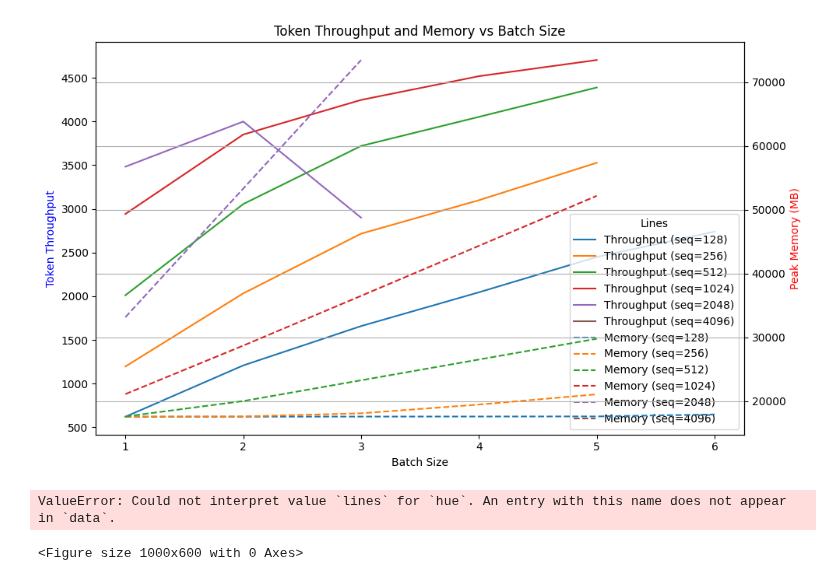
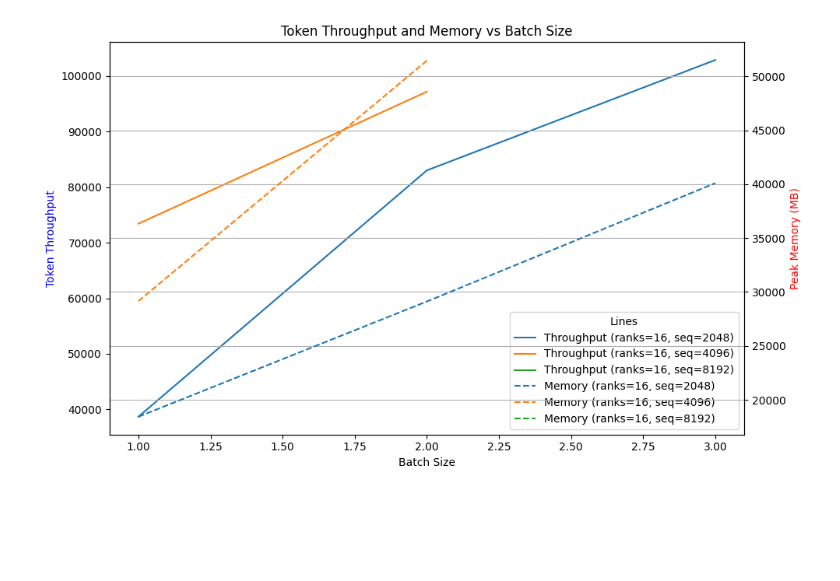
Before and after one commit to CYHSM/modalities, a Jupyter notebook: tutorials/scaling_up/scaling_up_analysis.ipynb, the cells around one changed output. Cells and saved outputs as stored; diff of their text form; code cells hidden in the pictures; blank space fills up the shorter version.

```diff
--- a/tutorials/scaling_up/scaling_up_analysis.ipynb
+++ b/tutorials/scaling_up/scaling_up_analysis.ipynb
@@ -7,18 +19,16 @@ import matplotlib.pyplot as plt
 # %%
-log_dirs = {
-    "FSDP2": Path("/raid/s3/opengptx/max_lue/repositories/modalities/tutorials/scaling_up/experiments/2025-05-28__10-57-11_914579eb"),
-}
-results_dict = {}
-for name, log_dir in log_dirs.items():
+results_list = []
+for log_dir in log_dirs:
     results = ProfileLogsAnalyzer.load_profiling_logs(log_dir)
     df = ProfileLogsAnalyzer.to_pandas_df(results)
     df["total_step_time"] = df["forward_time"] + df["backward_time"] + df["step_time"]
     df["token_throughput"] = df["sequence_length"]*df["batch_size"] / df["total_step_time"]
+    df["sample_throughput"] = df["token_throughput"] / (df["sequence_length"])
     df.sort_values(by=["total_step_time"], inplace=True, ascending=True)
     df["error"] = df["error"].apply(lambda x: x[:20])
-    results_dict[name] = df
+    results_list.append(df)
 
-df = results_dict["FSDP2"].sort_values(by=["token_throughput"], ascending=False)
-df.head()
+combined_df = pd.concat(results_list, ignore_index=True)
+combined_df
 # %% [output]
 |  | batch_size | sequence_length | vocab_size | local_rank | global_rank | num_ranks | hostname | peak_memory | ... |
@@ -29,0 +47,3 @@ df.head()
+# %%
+combined_df = combined_df[combined_df["error"] == ""]
+combined_df
@@ -29,0 +64,9 @@ df.head()
+# %%
+# aggregate over the ranks of each experiment
+agg_df = combined_df.groupby(grid_search_dims).agg({
+        "token_throughput": "sum",
+        "sample_throughput": "sum",
+        "peak_memory": "max"
+    }).reset_index()
+
+agg_df.head()
@@ -29,0 +80,7 @@ df.head()
+# %%
+# Group by 'num_ranks' and 'sequence_length' and keep row with max 'token_throughput'
+filtered_df = agg_df.loc[agg_df.groupby(['num_ranks', 'sequence_length'])['token_throughput'].idxmax()]
+
+# Optional: reset the index if you want a clean DataFrame
+filtered_df = filtered_df.reset_index(drop=True)
+filtered_df
@@ -32,60 +149,36 @@ df.head()
 df = df[(df["token_throughput"] > 0) & (df["peak_memory"] > 0)]
 
 # Start figure
 fig, ax1 = plt.subplots(figsize=(10, 6))
 ax2 = ax1.twinx()
 
 # Color cycle for consistency across axes
 colors = plt.rcParams['axes.prop_cycle'].by_key()['color']
 
-for i, (seq_len, group) in enumerate(df.groupby("sequence_length")):
+for i, ((num_ranks, seq_len), group) in enumerate(df.groupby(["num_ranks", "sequence_length"])):
     color = colors[i % len(colors)]
 
     # Aggregate by batch_size
     grouped = group.groupby("batch_size").agg({
-        "token_throughput": "mean",
-        "peak_memory": "mean"
+        "token_throughput": "sum",
+        "peak_memory": "max"
     })
 
-    ax1.plot(grouped.index, grouped["token_throughput"], label=f"Throughput (seq={seq_len})", color=color, linestyle='-')
-    ax2.plot(grouped.index, grouped["peak_memory"], label=f"Memory (seq={seq_len})", color=color, linestyle='--')
+    ax1.plot(grouped.index, grouped["token_throughput"], label=f"Throughput (ranks={num_ranks}, seq={seq_len})", color=color, linestyle='-')
+    ax2.plot(grouped.index, grouped["peak_memory"], label=f"Memory (ranks={num_ranks}, seq={seq_len})", color=color, linestyle='--')
 
 # Labels and legends
 ax1.set_xlabel("Batch Size")
 ax1.set_ylabel("Token Throughput", color='blue')
 ax2.set_ylabel("Peak Memory (MB)", color='red')
 
 lines_1, labels_1 = ax1.get_legend_handles_labels()
 lines_2, labels_2 = ax2.get_legend_handles_labels()
 ax1.legend(lines_1 + lines_2, labels_1 + labels_2, loc="lower right", title="Lines")
 
 plt.title("Token Throughput and Memory vs Batch Size")
 plt.grid(True)
 plt.tight_layout()
 plt.show()
 # %% [output]
-[figure, old version]
+[figure, new version]
-# %%
-import seaborn as sns
-import matplotlib.pyplot as plt
-
-# Make sure the data is sorted by peak_memory for proper line plotting
-df_sorted = df.sort_values(by="peak_memory")
-
-plt.figure(figsize=(10, 6))
-sns.lineplot(
-    data=df_sorted,
-    x="peak_memory",
-    y="total_step_time",
-    hue="lines",  # One line per ac_mode
-    marker="o"      # Add markers for clarity
-)
-plt.title("Total Step Time vs. Peak Memory by ac_mode")
-plt.xlabel("Peak Memory (MB)")  # Adjust label if needed
-plt.ylabel("Total Step Time (s)")  # Adjust label if needed
-plt.grid(True)
-plt.tight_layout()
-plt.show()
-# %% [output]
-ValueError: Could not interpret value `lines` for `hue`. An entry with this name does not appear in `data`.
-<Figure size 1000x600 with 0 Axes>
```
Also changed, not shown: parts of 9 cells of this notebook.
